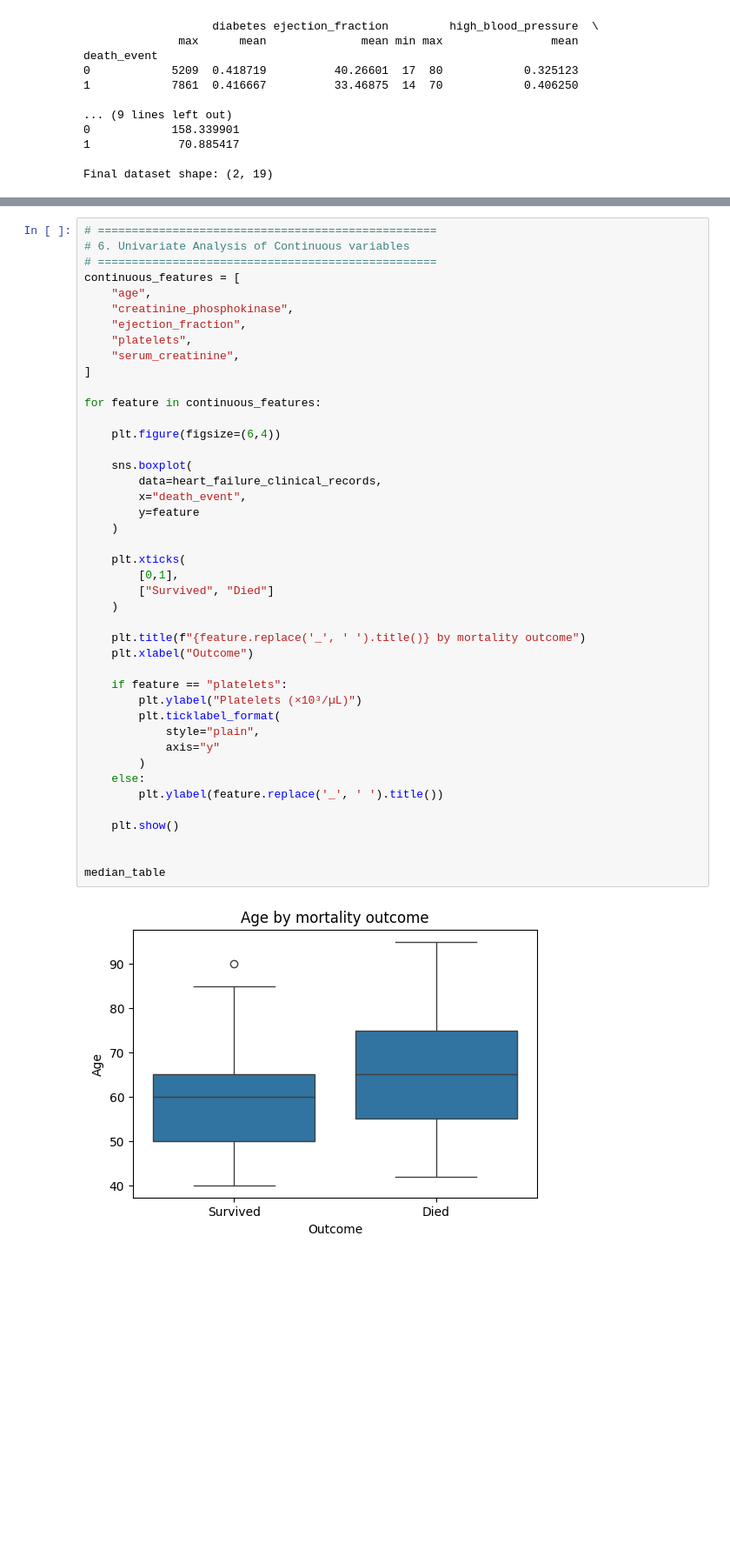
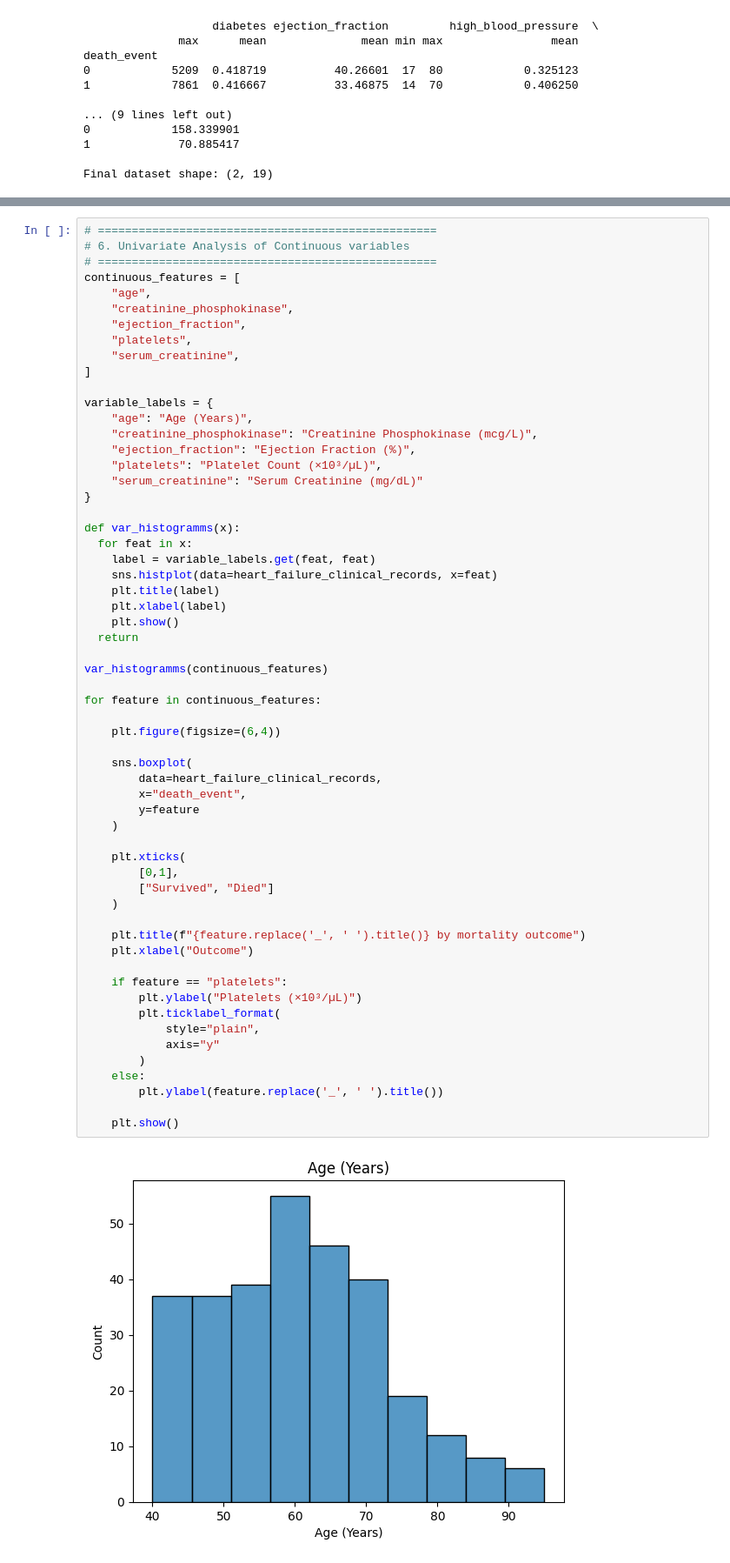
Before and after one commit to dr-koehler-ai/Heart-Failure-Clinical-Records-Dashboard-V1, a Jupyter notebook: Heart_Failure_Clinical_Records_Dashboard_V1.ipynb, the cells around one changed output, grey strips where cells are left out. Shown at 87% size. Cells and saved outputs as stored; diff of their text form; blank space fills up the shorter version.

```diff
--- a/Heart_Failure_Clinical_Records_Dashboard_V1.ipynb
+++ b/Heart_Failure_Clinical_Records_Dashboard_V1.ipynb
@@ -197,37 +197,53 @@ continuous_features = [
     "platelets",
     "serum_creatinine",
 ]
+
+variable_labels = {
+    "age": "Age (Years)",
+    "creatinine_phosphokinase": "Creatinine Phosphokinase (mcg/L)",
+    "ejection_fraction": "Ejection Fraction (%)",
+    "platelets": "Platelet Count (×10³/µL)",
+    "serum_creatinine": "Serum Creatinine (mg/dL)"
+}
+
+def var_histogramms(x):
+  for feat in x:
+    label = variable_labels.get(feat, feat)
+    sns.histplot(data=heart_failure_clinical_records, x=feat)
+    plt.title(label)
+    plt.xlabel(label)
+    plt.show()
+  return
+
+var_histogramms(continuous_features)
 
 for feature in continuous_features:
 
     plt.figure(figsize=(6,4))
 
     sns.boxplot(
         data=heart_failure_clinical_records,
         x="death_event",
         y=feature
     )
 
     plt.xticks(
         [0,1],
         ["Survived", "Died"]
     )
 
     plt.title(f"{feature.replace('_', ' ').title()} by mortality outcome")
     plt.xlabel("Outcome")
 
     if feature == "platelets":
         plt.ylabel("Platelets (×10³/µL)")
         plt.ticklabel_format(
             style="plain",
             axis="y"
         )
     else:
         plt.ylabel(feature.replace('_', ' ').title())
 
     plt.show()
-
-
-median_table
 # %% [output]
-[figure, old version]
+[figure, new version]
```
Also changed, not shown: parts of 3 cells of this notebook.
